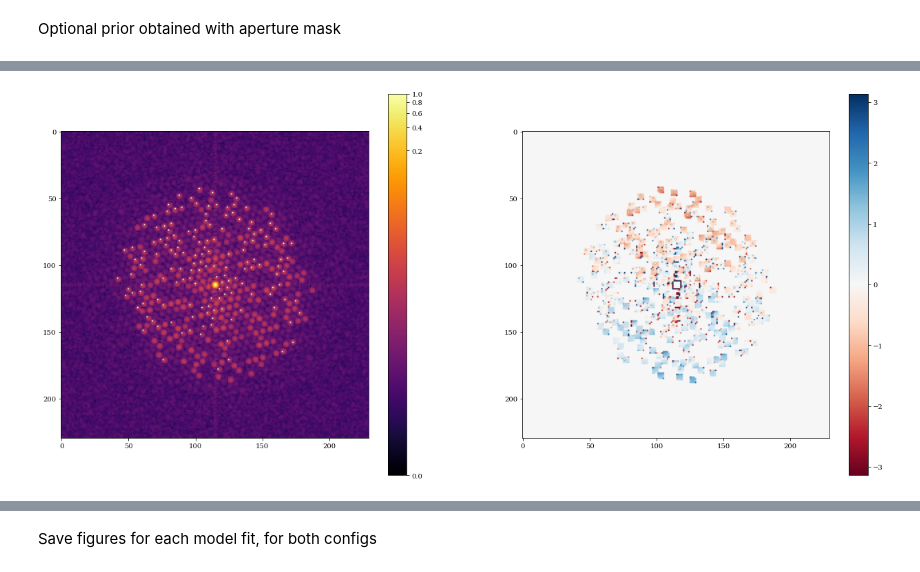
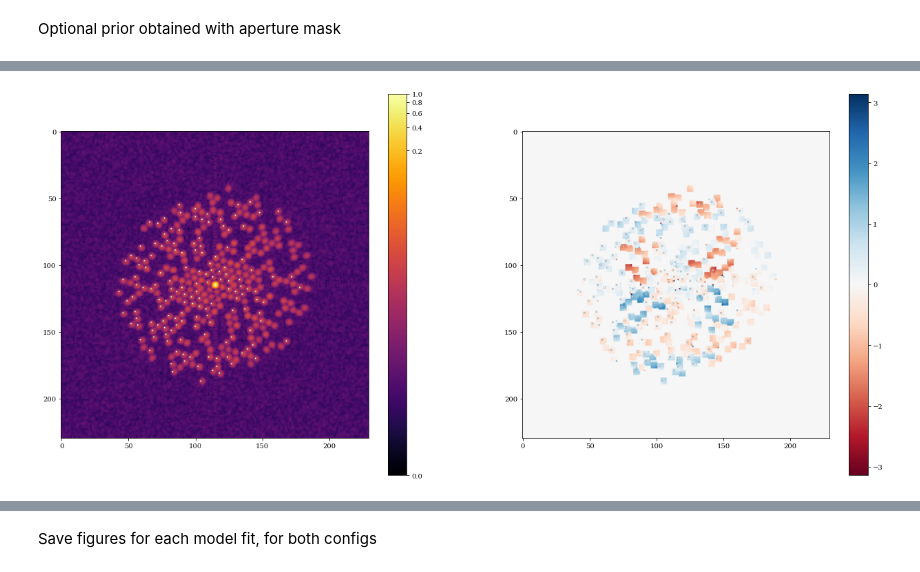
Before and after one commit to TolimanSpace/toliman_dp_design_testing, a Jupyter notebook: System_Aberrations.ipynb, the cells around one changed output, grey strips where cells are left out. Cells and saved outputs as stored; diff of their text form; code cells hidden in the pictures.

```diff
--- a/System_Aberrations.ipynb
+++ b/System_Aberrations.ipynb
@@ -313,12 +312,14 @@ class ApplyBFSPixelResponse(dl.layers.detector_layers.DetectorLayer):
         return psf_obj
 # %%
 # Zernike aberrations
-zernike_indicies = jnp.arange(4, 36)
+zernike_indicies = jnp.arange(4, 16)
 coeffs = jnp.zeros(zernike_indicies.shape)
 basis = dlu.zernike_basis(js=zernike_indicies, coordinates=coords, diameter=aperture_diameter)
 
 # Using PointSources instead of single PointSource object to overcome float grad issue when solving for flux
-red_src = dl.PointSources(wavelengths=[red_laser_wl], flux =jnp.asarray([1e13],dtype=float))
+# red_src = dl.PointSources(wavelengths=[red_laser_wl], flux =jnp.asarray([1e13],dtype=float))
+red_src = PointSource(wavelengths=[red_laser_wl], logflux =jnp.asarray([13],dtype=float))
+
 
 spider_angles = [180, 270] #270 # 0deg is spider pointing vertically up (if looking at 'lower' origin), rotates CW from 0deg
 optical_systems = []
@@ -388,7 +389,8 @@ Lets loop this
 Jointly fit aberrations temporally.
 # %%
 # Location on detector
-row_start, col_start = 1840, 3340 # Start coord of window on det where data was taken
+# row_start, col_start = 1840, 3340 # Start coord of window on det where data was taken
+row_start, col_start = 1800, 2552 # Start coord of window on det where data was taken
 row_len, col_len = 150, 148   # window size of recorded data
 
 # flip about origin post-crop
@@ -397,8 +399,10 @@ beta_cropped = np.flip(beta[row_start:row_start+row_len, col_start:col_start+col
 gamma_cropped = np.flip(gamma[row_start:row_start+row_len, col_start:col_start+col_len])
 
 img_fnames = [
-    "spider/12_01_2026/12_01_2026_0deg_red_173us_0gain_Xoff3340_Yoff1840_img_stack_batch_0.npy",
-    "spider/12_01_2026/12_01_2026_90deg_red_173us_0gain_Xoff3340_Yoff1840_img_stack_batch_0.npy",
+    # "spider/12_01_2026/12_01_2026_0deg_red_173us_0gain_Xoff3340_Yoff1840_img_stack_batch_0.npy",
+    # "spider/12_01_2026/12_01_2026_90deg_red_173us_0gain_Xoff3340_Yoff1840_img_stack_batch_0.npy",
+    "spider/18_03_2026/18_03_2026_0deg_red_cropped.npy",
+    "spider/18_03_2026/18_03_2026_90deg_red_cropped.npy",
 
 ]
 labels = [
@@ -412,7 +416,9 @@ bckgnd_fnames = [
 ]
 
 sam18_fnames = [
-    "spider/12_01_2026/12_01_2026_mask_red_173us_0gain_Xoff3340_Yoff1840_img_stack_batch_0.npy"
+    # "spider/12_01_2026/12_01_2026_mask_red_173us_0gain_Xoff3340_Yoff1840_img_stack_batch_0.npy"
+    "spider/18_03_2026/18_03_2026_nrm_0deg_red_cropped.npy",
+
 ]
 
 imgs = np.asarray([np.flip(np.load(data_dir+img_fname)) for img_fname in img_fnames])
@@ -428,6 +434,6 @@ print(imgs[0].shape)
 # %%
 # Create directory that will hold all subsequent data products
-save_dir = "data/spider/retrieval_results/12_01_2026_mask/"
+save_dir = "data/spider/retrieval_results/18_03_2026/"
 if not os.path.exists(save_dir):
     os.makedirs(save_dir)
 elif len(os.listdir(save_dir)) != 0:
@@ -592,7 +591,7 @@ if ph_prior:
                         subap_centers=[mask_coords],
                         rmax=r,
                         pixel_coords=coords,
-                        pattern_rot= 240*np.pi/180,
+                        pattern_rot= -25*np.pi/180,
                         npix=aperture_npix,
                         prim_diam=aperture_diameter,
                         ap_noll_idxs=np.array([1]) # piston only
@@ -648,35 +647,35 @@ if ph_prior:
     UVHelper = UVComponents(px_scale=psf_pixel_scale,
                             central_wl=red_laser_wl,
                             # n_pix=linear_spider[0].shape[0],
                             n_pix=pd_wnd_linear_spider[0].shape[0],
                             mask_coords=[mask_coords],
                             )
     UVHelper.set_splodge_bases(
             splodge_radius=None, # =
             stretch=1.2e-3,
-            rot=60.5,
+            rot=-25,#60.5,
             n_noll=1, # single piston per pix
             plot=False,
         )
     # _, eg_v2, _ = compute_complex_vis(linear_spider[0])
     _, eg_v2, eg_ph = compute_complex_vis(pd_wnd_linear_spider[0])
 
     eg_v2_norm = norm(eg_v2/eg_v2.max())
     eg_v2_mask = dummy_splodge_mask(eg_v2_norm, min_peak=1e-4, radius=3, prox_thresh=1)
 
     uv_env = UVHelper.uv_envelopes[0] # check fit to data shape with envelope
     plt.figure(figsize=(22,10))
     plt.subplot(1,2,1)
     inv_sp = uv_env.at[uv_env==1].set(jnp.nan)
     inv_sp = inv_sp.at[jnp.isnan(uv_env)].set(1.0)
     plt.imshow(eg_v2*inv_sp, norm=PowerNorm(0.1), cmap='inferno')
     plt.colorbar()
 
     plt.subplot(1,2,2)
     plt.imshow(eg_ph*inv_sp*eg_v2_mask,cmap='RdBu', norm=CenteredNorm())
     plt.colorbar()
 # %% [output]
-[figure, old version]
+[figure, new version]
 # %%
 if ph_prior:
     # ---- remove phase ramp from non-perfectly-centered psf (fft artefact)
```
Also changed, not shown: parts of 29 cells of this notebook, 7 other files.
